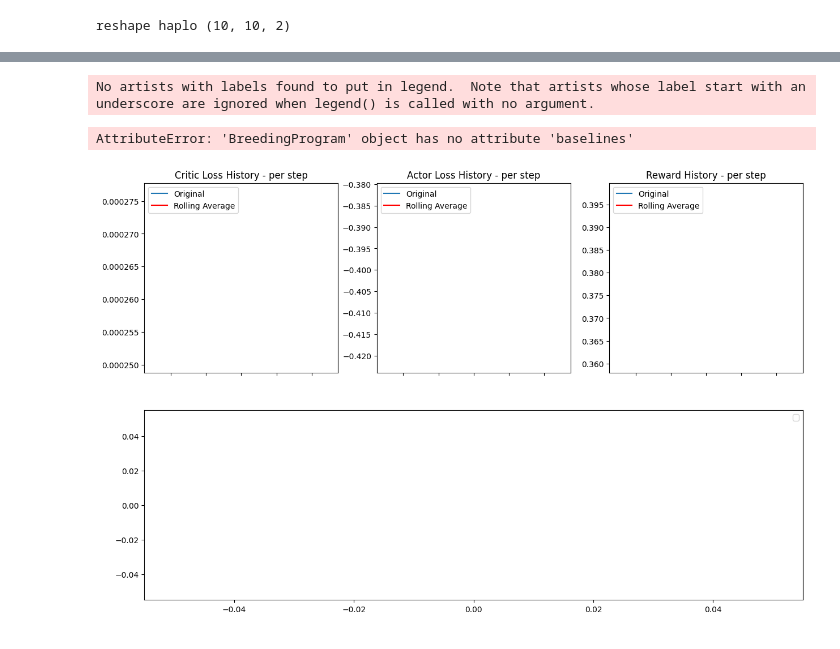
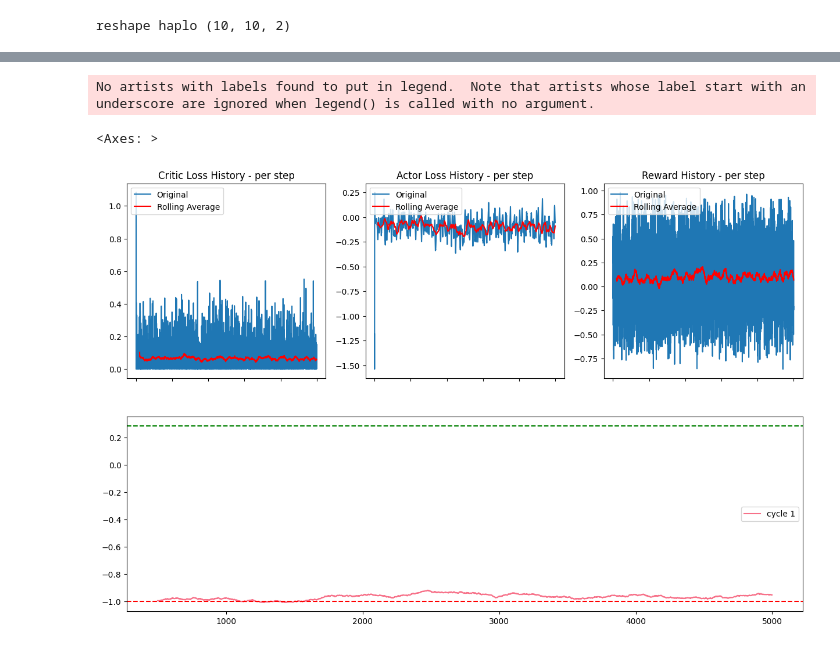
Before and after one commit to cjGO/breeder_agent, a Jupyter notebook: test.ipynb, the cells around one changed output, grey strips where cells are left out. Saved outputs shown, nothing was run; the diff lists cells and outputs as text; code cells hidden in the pictures.

```diff
--- a/test.ipynb
+++ b/test.ipynb
@@ -633,11 +633,11 @@ from scipy.ndimage.filters import gaussian_filter1d
 
 import pandas as pd
 
-def fitness_plot(ax=None):
+def fitness_plot(farm_history, farm_cycles, ax=None,):
     ax.legend()
-    fitness_history = farm.fitness_history
-    chunk_size = farm.cycles
-    data_list = [x.mean() for x in fitness_history]
+    fitness_history = farm_history
+    chunk_size = farm_cycles
+    data_list = fitness_history
     chunked_list = [data_list[i:i + chunk_size] for i in range(0, len(data_list), chunk_size)]
 
     palette = sns.color_palette("husl", chunk_size)
@@ -1059,7 +1061,7 @@ reshape haplo (10, 10, 2)
 # %%
 
 learning_rate = 0.0005
-episodes = 1000
+episodes = 5000
 
 farm  = BreedingProgram(
     initial_population,
@@ -1073,7 +1075,7 @@ farm  = BreedingProgram(
     cycles = 1)
 
 # use this to generate the pdf report below with plots... just need to process this info i think
-actor_hist,critic_hist, score_hist, reward_hist = farm.overfit()
+actor_hist,critic_hist, score_hist, reward_hist, fitness_hist = farm.overfit()
 # %%
 import pandas as pd
 
@@ -1104,11 +1108,12 @@ import matplotlib.gridspec as gridspec
 import pandas as pd
 
 window_size = 100
+#actor_hist,critic_hist, score_hist, reward_hist, fitness_hist = farm.overfit()
 
 # Prepare pandas Series for rolling averages
-critic_history = pd.Series(farm.critic_history)
-actor_history = pd.Series(farm.actor_history)
-reward_history = pd.Series(farm.reward_history)
+critic_history = pd.Series([x[0] for x in critic_hist])
+actor_history  = pd.Series([x[0] for x in actor_hist])
+reward_history = pd.Series([x[0] for x in reward_hist])
 
 # Calculate rolling averages
 critic_history_avg = critic_history.rolling(window=window_size).mean()
@@ -1122,43 +1127,43 @@ gs = gridspec.GridSpec(3 + farm.cycles, 3)  # Adjust the number of rows
 ax1 = fig.add_subplot(gs[0, 0])
 ax1.plot(critic_history, label='Original')
 ax1.plot(critic_history_avg, 'r-', label='Rolling Average')
 ax1.set_title('Critic Loss History - per step')
 ax1.legend(loc='upper left')
 ax1.tick_params(labelbottom=False)  # Hide x-axis label
 
 ax2 = fig.add_subplot(gs[0, 1])
 ax2.plot(actor_history, label='Original')
 ax2.plot(actor_history_avg, 'r-', label='Rolling Average')
 ax2.set_title('Actor Loss History - per step')
 ax2.legend(loc='upper left')
 ax2.tick_params(labelbottom=False)  # Hide x-axis label
 
 ax3 = fig.add_subplot(gs[0, 2])
 ax3.plot(reward_history, label='Original')
 ax3.plot(reward_history_avg, 'r-', label='Rolling Average')
 ax3.set_title('Reward History - per step')
 ax3.legend(loc='upper left')
 ax3.tick_params(labelbottom=False)  # Hide x-axis label
 
 # Add fitness_plot
 ax4 = plt.subplot(gs[1:1+farm.cycles, :])  # Create a subplot that spans multiple rows
-fitness_plot(ax4)
+fitness_plot(fitness_hist, farm.cycles,ax4)
 
 # Add plot_initial_population_policy_tracker_updated on the third row
-ax5 = plt.subplot(gs[1+farm.cycles, :])
-sampled_data, sampled_indices = sample_dataset_by_percentile(farm.fitness_history, 10)
-plot_initial_population_policy_tracker_updated(sampled_data, sampled_indices, farm.simulator.GEBV(farm.initial_population), ax5)
+# ax5 = plt.subplot(gs[1+farm.cycles, :])
+# sampled_data, sampled_indices = sample_dataset_by_percentile(fitness_hist, 10)
+# plot_initial_population_policy_tracker_updated(sampled_data, sampled_indices, farm.simulator.GEBV(farm.initial_population), ax5)
 
-# Add baseline_plot on the fourth row
-ax6 = plt.subplot(gs[2+farm.cycles, :])
-farm.get_baseline(ax6)
+# # Add baseline_plot on the fourth row
+# ax6 = plt.subplot(gs[2+farm.cycles, :])
+# farm.get_baseline(ax6)
 
-# Adjust the space between rows
-plt.subplots_adjust(hspace=0.5)
+# # Adjust the space between rows
+# plt.subplots_adjust(hspace=0.5)
 
-# Display the figure with the subplots
-plt.show()
+# # Display the figure with the subplots
+# plt.show()
 # %% [output]
 No artists with labels found to put in legend.  Note that artists whose label start with an underscore are ignored when legend() is called with no argument.
-AttributeError: 'BreedingProgram' object has no attribute 'baselines'
+<Axes: >
-[figure, old version]
+[figure, new version]
```
Also changed, not shown: parts of 6 cells of this notebook.
